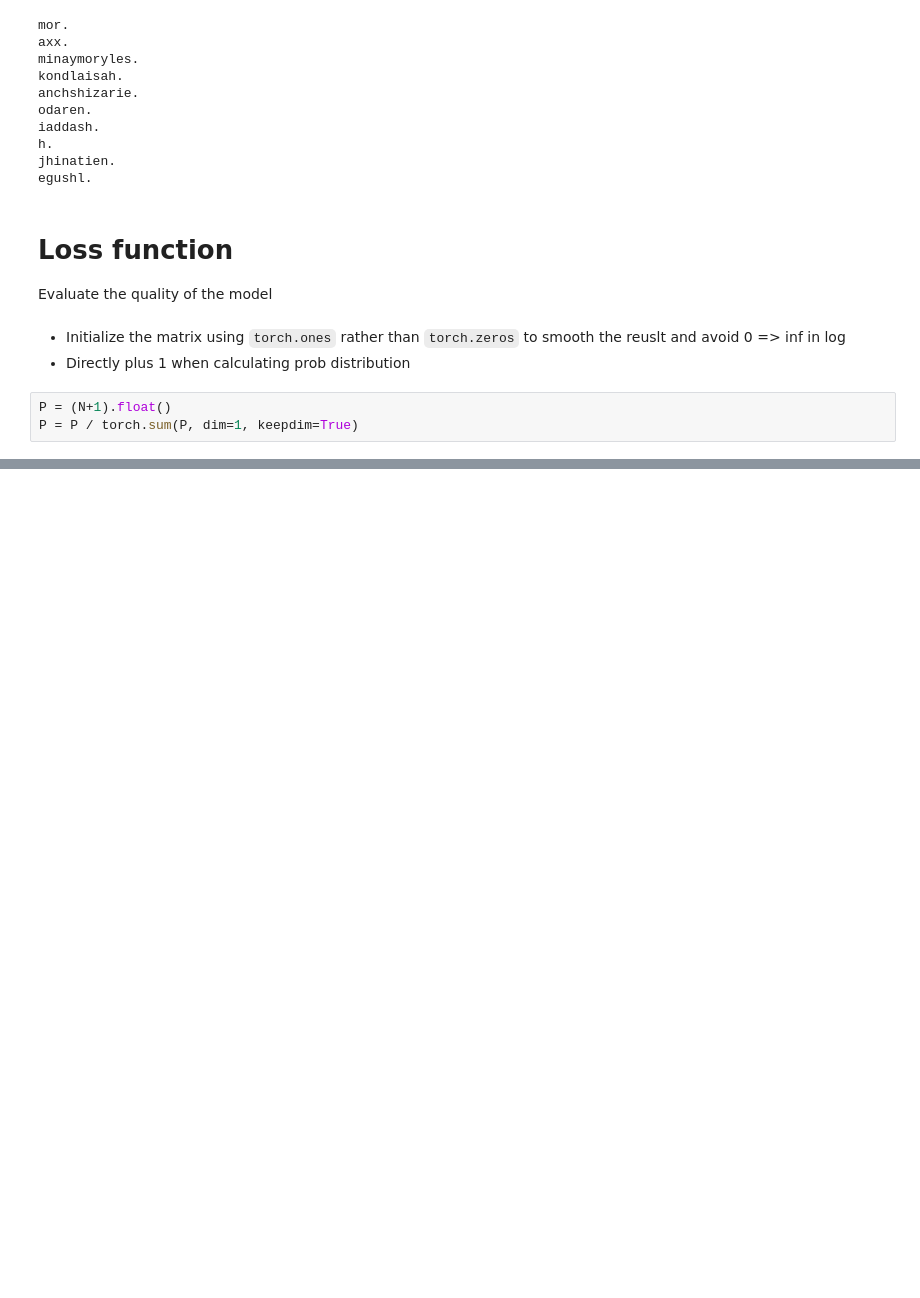
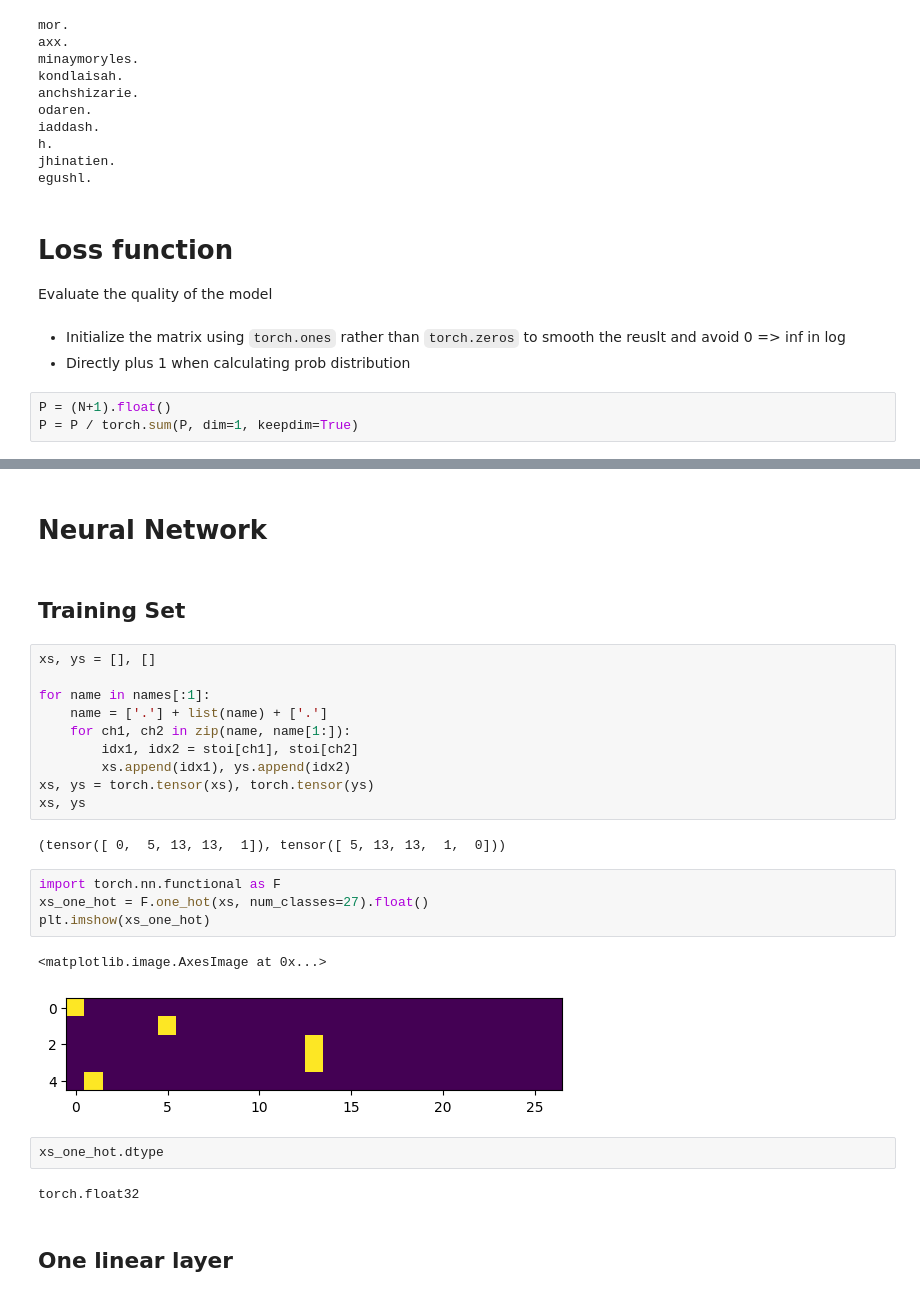
Before and after one commit to LIYunzhe1408/buildmore, a Jupyter notebook: build makemore.ipynb, the cells around one changed output, grey strips where cells are left out. Cells and saved outputs as stored; diff of their text form; blank space fills up the shorter version.

Commit message:
Update training dataset for neural network.

```diff
--- a/build makemore.ipynb
+++ b/build makemore.ipynb
@@ -241,0 +242,29 @@ negative_log_likelihood.item()
+# %% [markdown]
+# Neural Network
+# %% [markdown]
+## Training Set
+# %%
+xs, ys = [], []
+
+for name in names[:1]:
+    name = ['.'] + list(name) + ['.']
+    for ch1, ch2 in zip(name, name[1:]):
+        idx1, idx2 = stoi[ch1], stoi[ch2]
+        xs.append(idx1), ys.append(idx2)
+xs, ys = torch.tensor(xs), torch.tensor(ys)
+xs, ys
+# %% [output]
+(tensor([ 0,  5, 13, 13,  1]), tensor([ 5, 13, 13,  1,  0]))
+# %%
+import torch.nn.functional as F
+xs_one_hot = F.one_hot(xs, num_classes=27).float()
+plt.imshow(xs_one_hot)
+# %% [output]
+<matplotlib.image.AxesImage at 0x...>
+[figure, added]
+# %%
+xs_one_hot.dtype
+# %% [output]
+torch.float32
+# %% [markdown]
+## One linear layer
```
Also changed, not shown: parts of 1 cell of this notebook.
